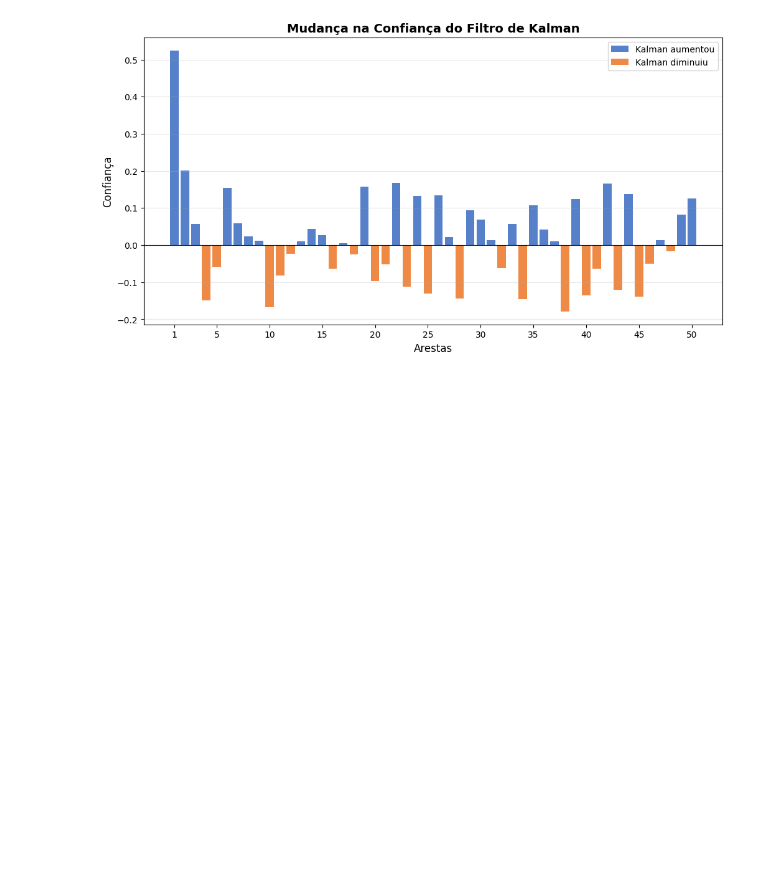
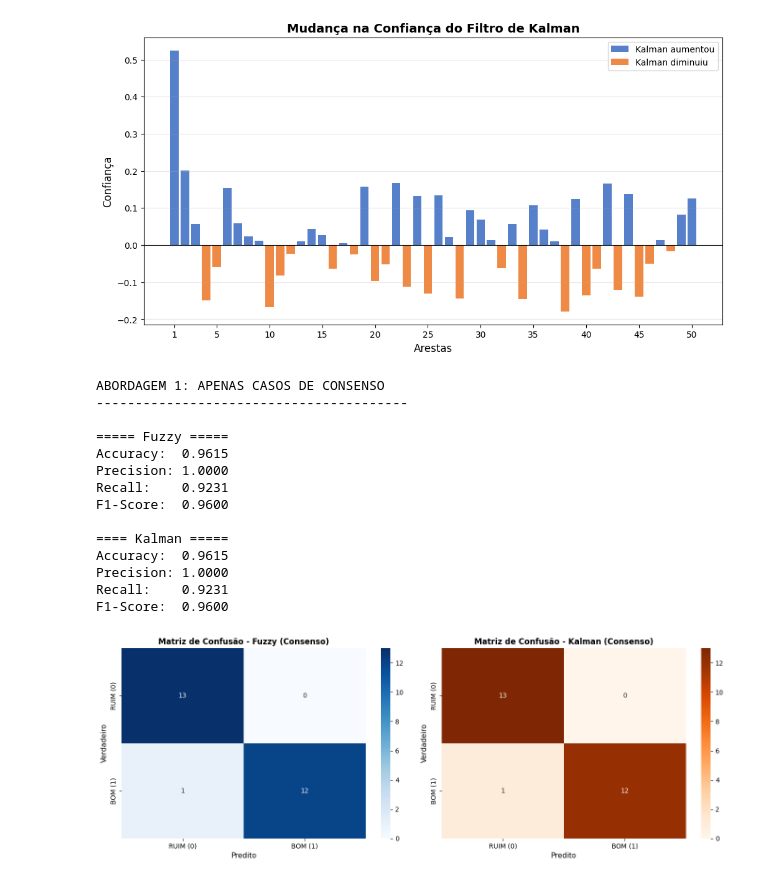
Before and after one commit to charlesluizmendes/RadnetFusion, a Jupyter notebook: src/7.results.ipynb, the cells around one changed output. Drawn from its saved outputs; the diff is of its cells as text; code cells hidden in the pictures; blank space fills up the shorter version.

Commit message:
Alterando Results

```diff
--- a/src/7.results.ipynb
+++ b/src/7.results.ipynb
@@ -115,3 +115,74 @@ plt.savefig('../results/kalman_confidence_change.png', bbox_inches='tight')
 plt.show()
 # %% [output]
 [figure]
+# %%
+print("ABORDAGEM 1: APENAS CASOS DE CONSENSO")
+print("-"*40)
+
+# Identificar casos onde edges e radnet concordam
+consenso_mask = edges_inputs_label == radnet_inputs_label
+ground_truth_consenso = edges_inputs_label[consenso_mask]
+fuzzy_pred_consenso = fuzzy_output_class[consenso_mask]
+kalman_pred_consenso = kalman_output_class[consenso_mask]
+
+fuzzy_acc_consenso = accuracy_score(ground_truth_consenso, fuzzy_pred_consenso)
+fuzzy_prec_consenso = precision_score(ground_truth_consenso, fuzzy_pred_consenso, zero_division=0)
+fuzzy_rec_consenso = recall_score(ground_truth_consenso, fuzzy_pred_consenso, zero_division=0)
+fuzzy_f1_consenso = f1_score(ground_truth_consenso, fuzzy_pred_consenso, zero_division=0)
+
+print("\n===== Fuzzy =====")
+print(f"Accuracy:  {fuzzy_acc_consenso:.4f}")
+print(f"Precision: {fuzzy_prec_consenso:.4f}")
+print(f"Recall:    {fuzzy_rec_consenso:.4f}")
+print(f"F1-Score:  {fuzzy_f1_consenso:.4f}")
+
+kalman_acc_consenso = accuracy_score(ground_truth_consenso, kalman_pred_consenso)
+kalman_prec_consenso = precision_score(ground_truth_consenso, kalman_pred_consenso, zero_division=0)
+kalman_rec_consenso = recall_score(ground_truth_consenso, kalman_pred_consenso, zero_division=0)
+kalman_f1_consenso = f1_score(ground_truth_consenso, kalman_pred_consenso, zero_division=0)
+
+print("\n==== Kalman =====")
+print(f"Accuracy:  {kalman_acc_consenso:.4f}")
+print(f"Precision: {kalman_prec_consenso:.4f}")
+print(f"Recall:    {kalman_rec_consenso:.4f}")
+print(f"F1-Score:  {kalman_f1_consenso:.4f}")
+
+# Matrizes de Confusão (Consenso)
+cm_fuzzy_consenso = confusion_matrix(ground_truth_consenso, fuzzy_pred_consenso)
+cm_kalman_consenso = confusion_matrix(ground_truth_consenso, kalman_pred_consenso)
+
+# Plotar Matrizes de Confusão - Consenso
+fig, axes = plt.subplots(1, 2, figsize=(14, 5))
+
+sns.heatmap(cm_fuzzy_consenso, annot=True, fmt='d', cmap='Blues', ax=axes[0],
+            xticklabels=['RUIM (0)', 'BOM (1)'], yticklabels=['RUIM (0)', 'BOM (1)'])
+axes[0].set_title('Matriz de Confusão - Fuzzy (Consenso)', fontsize=12, fontweight='bold')
+axes[0].set_ylabel('Verdadeiro', fontsize=11)
+axes[0].set_xlabel('Predito', fontsize=11)
+
+sns.heatmap(cm_kalman_consenso, annot=True, fmt='d', cmap='Oranges', ax=axes[1],
+            xticklabels=['RUIM (0)', 'BOM (1)'], yticklabels=['RUIM (0)', 'BOM (1)'])
+axes[1].set_title('Matriz de Confusão - Kalman (Consenso)', fontsize=12, fontweight='bold')
+axes[1].set_ylabel('Verdadeiro', fontsize=11)
+axes[1].set_xlabel('Predito', fontsize=11)
+
+plt.tight_layout()
+os.makedirs("../results", exist_ok=True)
+plt.savefig('../results/confusion_matrix_consenso.png', bbox_inches='tight', dpi=300)
+plt.show()
+# %% [output]
+ABORDAGEM 1: APENAS CASOS DE CONSENSO
+----------------------------------------
+
+===== Fuzzy =====
+Accuracy:  0.9615
+Precision: 1.0000
+Recall:    0.9231
+F1-Score:  0.9600
+
+==== Kalman =====
+Accuracy:  0.9615
+Precision: 1.0000
+Recall:    0.9231
+F1-Score:  0.9600
+[figure, added]
```
Also changed, not shown: parts of 1 cell of this notebook, 2 other files.
